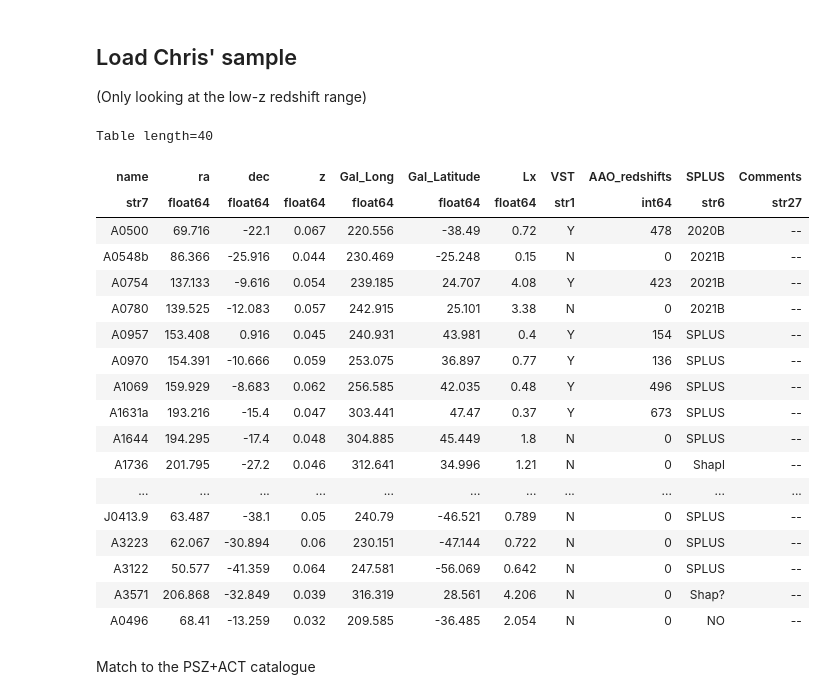
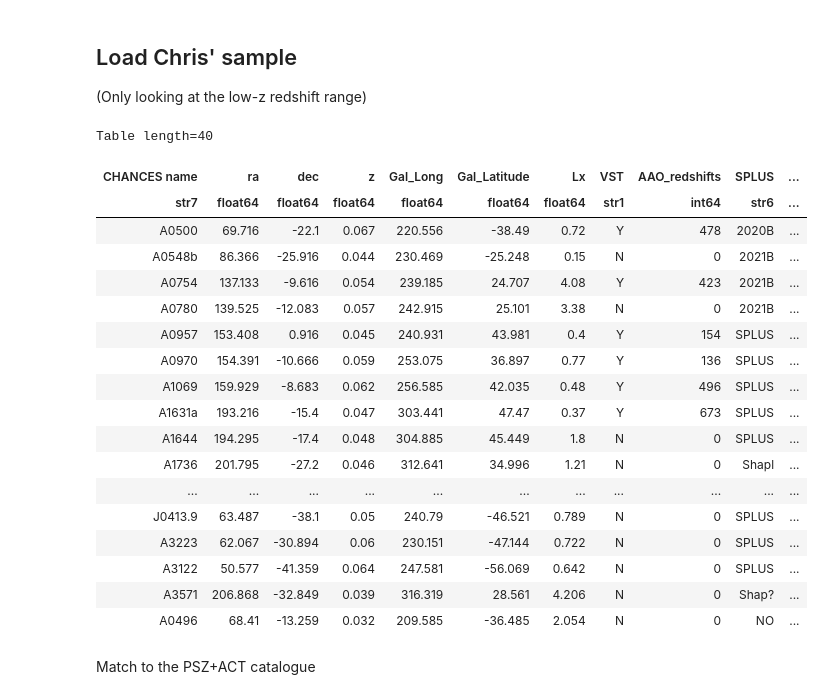
Before and after one commit to 4MOST-CHANCES/cluster-catalogues, a Jupyter notebook: cluster_samples.ipynb, the cells around one changed output. Drawn from its saved outputs; the diff is of its cells as text; code cells hidden in the pictures.

```diff
--- a/cluster_samples.ipynb
+++ b/cluster_samples.ipynb
@@ -242,30 +242,30 @@ Table length=48
 # %%
 lowz0 = ascii.read('CHANCES low-z clusters - WINGS_CHANCES.csv')
 lowz0.rename_columns(
     ('Cluster Name', 'RA_J2000', 'Dec_J2000', 'Z'),
-    ('name','ra','dec','z'))
+    ('CHANCES name','ra','dec','z'))
 lowz0 = lowz0[lowz0['z'] > 0.03]
 lowz0
 # %% [output]
 Table length=40
-| name | ra | dec | z | Gal_Long | Gal_Latitude | Lx | VST | AAO_redshifts | SPLUS | Comments |
-| str7 | float64 | float64 | float64 | float64 | float64 | float64 | str1 | int64 | str6 | str27 |
-| A0500 | 69.716 | -22.1 | 0.067 | 220.556 | -38.49 | 0.72 | Y | 478 | 2020B | -- |
-| A0548b | 86.366 | -25.916 | 0.044 | 230.469 | -25.248 | 0.15 | N | 0 | 2021B | -- |
-| A0754 | 137.133 | -9.616 | 0.054 | 239.185 | 24.707 | 4.08 | Y | 423 | 2021B | -- |
-| A0780 | 139.525 | -12.083 | 0.057 | 242.915 | 25.101 | 3.38 | N | 0 | 2021B | -- |
-| A0957 | 153.408 | 0.916 | 0.045 | 240.931 | 43.981 | 0.4 | Y | 154 | SPLUS | -- |
-| A0970 | 154.391 | -10.666 | 0.059 | 253.075 | 36.897 | 0.77 | Y | 136 | SPLUS | -- |
-| A1069 | 159.929 | -8.683 | 0.062 | 256.585 | 42.035 | 0.48 | Y | 496 | SPLUS | -- |
-| A1631a | 193.216 | -15.4 | 0.047 | 303.441 | 47.47 | 0.37 | Y | 673 | SPLUS | -- |
-| A1644 | 194.295 | -17.4 | 0.048 | 304.885 | 45.449 | 1.8 | N | 0 | SPLUS | -- |
-| A1736 | 201.795 | -27.2 | 0.046 | 312.641 | 34.996 | 1.21 | N | 0 | Shapl | -- |
+| CHANCES name | ra | dec | z | Gal_Long | Gal_Latitude | Lx | VST | AAO_redshifts | SPLUS | ... |
+| str7 | float64 | float64 | float64 | float64 | float64 | float64 | str1 | int64 | str6 | ... |
+| A0500 | 69.716 | -22.1 | 0.067 | 220.556 | -38.49 | 0.72 | Y | 478 | 2020B | ... |
+| A0548b | 86.366 | -25.916 | 0.044 | 230.469 | -25.248 | 0.15 | N | 0 | 2021B | ... |
+| A0754 | 137.133 | -9.616 | 0.054 | 239.185 | 24.707 | 4.08 | Y | 423 | 2021B | ... |
+| A0780 | 139.525 | -12.083 | 0.057 | 242.915 | 25.101 | 3.38 | N | 0 | 2021B | ... |
+| A0957 | 153.408 | 0.916 | 0.045 | 240.931 | 43.981 | 0.4 | Y | 154 | SPLUS | ... |
+| A0970 | 154.391 | -10.666 | 0.059 | 253.075 | 36.897 | 0.77 | Y | 136 | SPLUS | ... |
+| A1069 | 159.929 | -8.683 | 0.062 | 256.585 | 42.035 | 0.48 | Y | 496 | SPLUS | ... |
+| A1631a | 193.216 | -15.4 | 0.047 | 303.441 | 47.47 | 0.37 | Y | 673 | SPLUS | ... |
+| A1644 | 194.295 | -17.4 | 0.048 | 304.885 | 45.449 | 1.8 | N | 0 | SPLUS | ... |
+| A1736 | 201.795 | -27.2 | 0.046 | 312.641 | 34.996 | 1.21 | N | 0 | Shapl | ... |
 | ... | ... | ... | ... | ... | ... | ... | ... | ... | ... | ... |
-| J0413.9 | 63.487 | -38.1 | 0.05 | 240.79 | -46.521 | 0.789 | N | 0 | SPLUS | -- |
-| A3223 | 62.067 | -30.894 | 0.06 | 230.151 | -47.144 | 0.722 | N | 0 | SPLUS | -- |
-| A3122 | 50.577 | -41.359 | 0.064 | 247.581 | -56.069 | 0.642 | N | 0 | SPLUS | -- |
-| A3571 | 206.868 | -32.849 | 0.039 | 316.319 | 28.561 | 4.206 | N | 0 | Shap? | -- |
-| A0496 | 68.41 | -13.259 | 0.032 | 209.585 | -36.485 | 2.054 | N | 0 | NO | -- |
+| J0413.9 | 63.487 | -38.1 | 0.05 | 240.79 | -46.521 | 0.789 | N | 0 | SPLUS | ... |
+| A3223 | 62.067 | -30.894 | 0.06 | 230.151 | -47.144 | 0.722 | N | 0 | SPLUS | ... |
+| A3122 | 50.577 | -41.359 | 0.064 | 247.581 | -56.069 | 0.642 | N | 0 | SPLUS | ... |
+| A3571 | 206.868 | -32.849 | 0.039 | 316.319 | 28.561 | 4.206 | N | 0 | Shap? | ... |
+| A0496 | 68.41 | -13.259 | 0.032 | 209.585 | -36.485 | 2.054 | N | 0 | NO | ... |
 # %% [markdown]
 Match to the PSZ+ACT catalogue
 # %%
```
Also changed, not shown: parts of 3 cells of this notebook, 6 other files.
